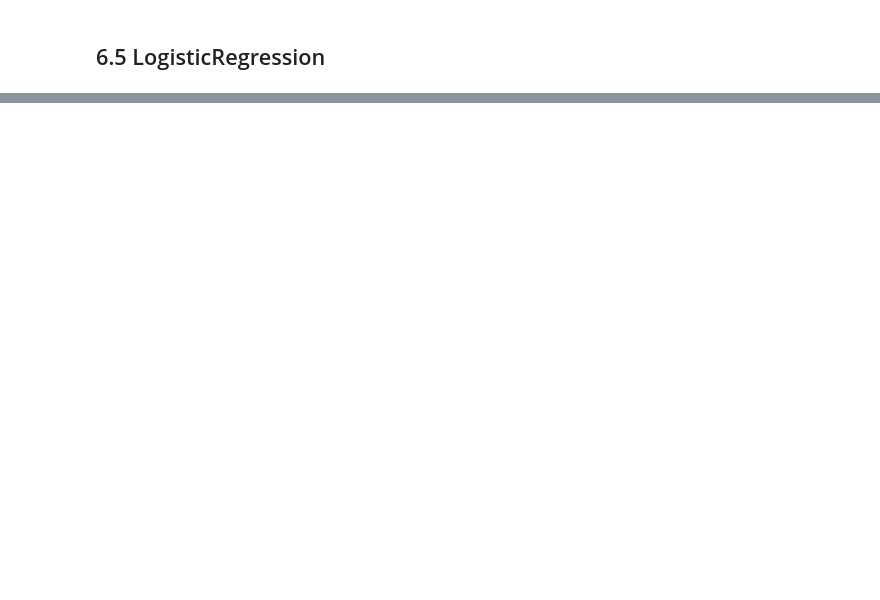
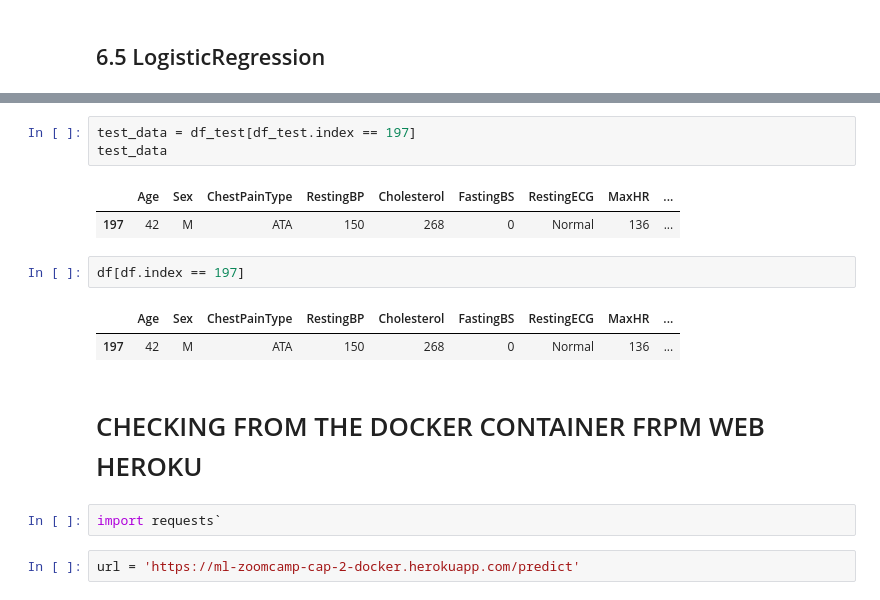
Before and after one commit to BountyHunter1999/Machine-Learning-Zoom-Camp, a Jupyter notebook: Homeworks/Capstone Project 2/notebook.ipynb, the cells around one changed output, grey strips where cells are left out. Cells and saved outputs as stored; diff of their text form; blank space fills up the shorter version.

```diff
--- a/Homeworks/Capstone Project 2/notebook.ipynb
+++ b/Homeworks/Capstone Project 2/notebook.ipynb
@@ -759,0 +670,17 @@ requests.post(url, json=data).json()
+# %%
+test_data = df_test[df_test.index == 197]
+test_data
+# %% [output]
+|  | Age | Sex | ChestPainType | RestingBP | Cholesterol | FastingBS | RestingECG | MaxHR | ... |
+| 197 | 42 | M | ATA | 150 | 268 | 0 | Normal | 136 | ... |
+# %%
+df[df.index == 197]
+# %% [output]
+|  | Age | Sex | ChestPainType | RestingBP | Cholesterol | FastingBS | RestingECG | MaxHR | ... |
+| 197 | 42 | M | ATA | 150 | 268 | 0 | Normal | 136 | ... |
+# %% [markdown]
+# CHECKING FROM THE DOCKER CONTAINER FRPM WEB HEROKU
+# %%
+import requests`
+# %%
+url = 'https://ml-zoomcamp-cap-2-docker.herokuapp.com/predict'
```
Also changed, not shown: parts of 84 cells of this notebook, 8 other files.
